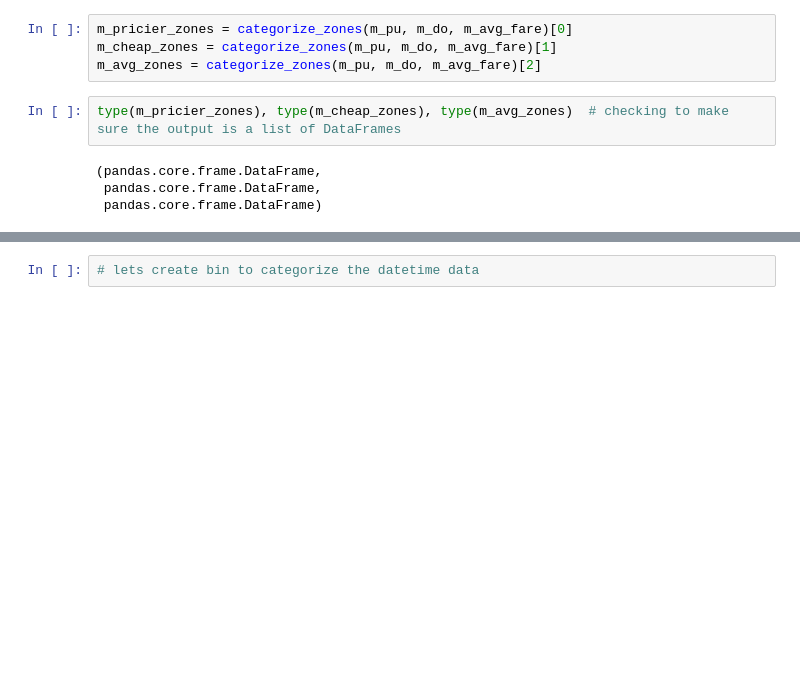
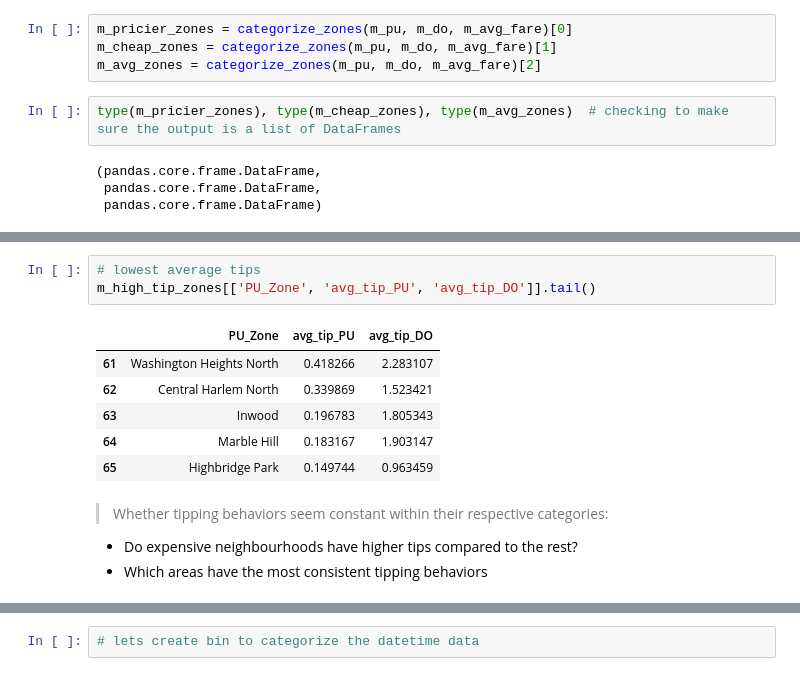
Before and after one commit to jjen1/nyc-taxis-trends, a Jupyter notebook: notebooks/yellow_taxis_eda.ipynb, the cells around one changed output, grey strips where cells are left out. Cells and saved outputs as stored; diff of their text form; blank space fills up the shorter version.

Commit message:
started tipping behaviors - wip

```diff
--- a/notebooks/yellow_taxis_eda.ipynb
+++ b/notebooks/yellow_taxis_eda.ipynb
@@ -1014,0 +1138,14 @@ manhattan_tip_behavior.groupby(['PU_Zone','DO_Zone'])['fare_amount'].describe()
+# %%
+# lowest average tips
+m_high_tip_zones[['PU_Zone', 'avg_tip_PU', 'avg_tip_DO']].tail()
+# %% [output]
+|  | PU_Zone | avg_tip_PU | avg_tip_DO |
+| 61 | Washington Heights North | 0.418266 | 2.283107 |
+| 62 | Central Harlem North | 0.339869 | 1.523421 |
+| 63 | Inwood | 0.196783 | 1.805343 |
+| 64 | Marble Hill | 0.183167 | 1.903147 |
+| 65 | Highbridge Park | 0.149744 | 0.963459 |
+# %% [markdown]
+> Whether tipping behaviors seem constant within their respective categories:
+* Do expensive neighbourhoods have higher tips compared to the rest?
+* Which areas have the most consistent tipping behaviors
```
Also changed, not shown: parts of 38 cells of this notebook, 1 other file.
